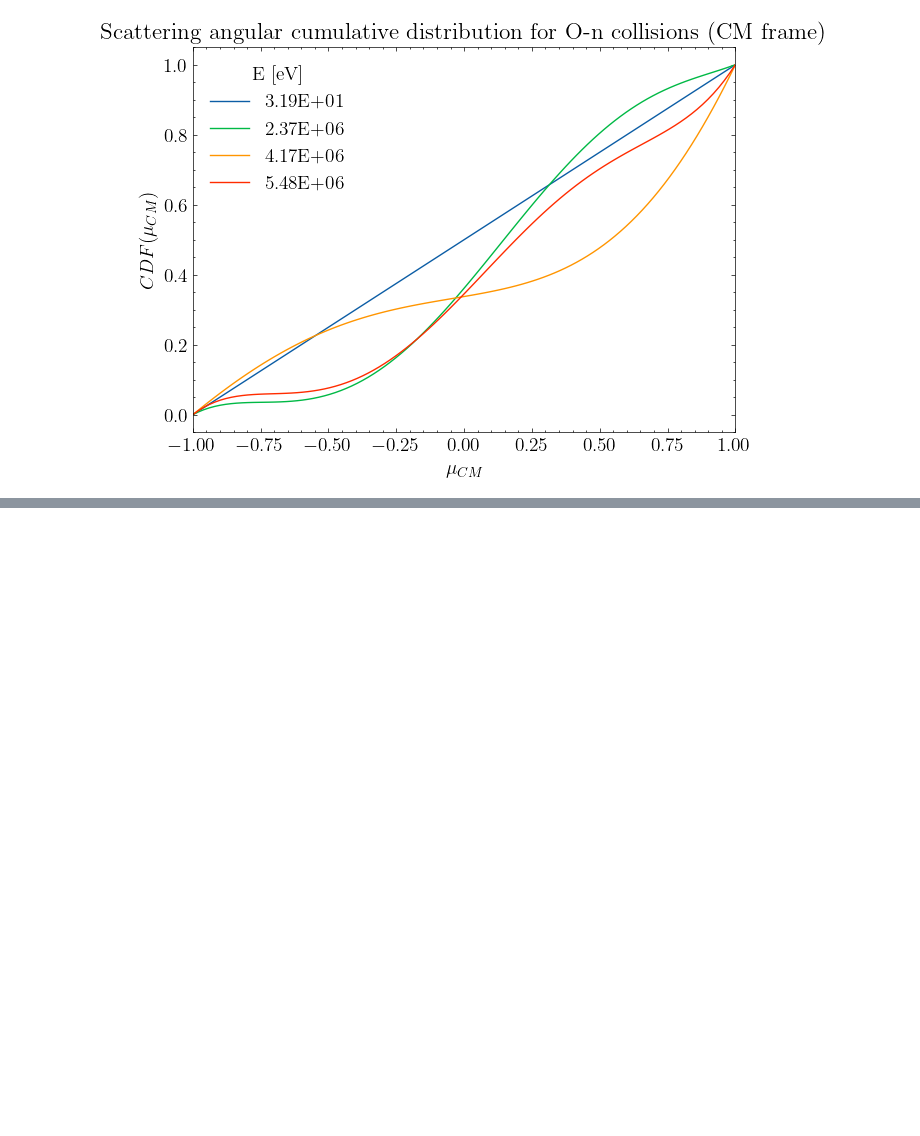
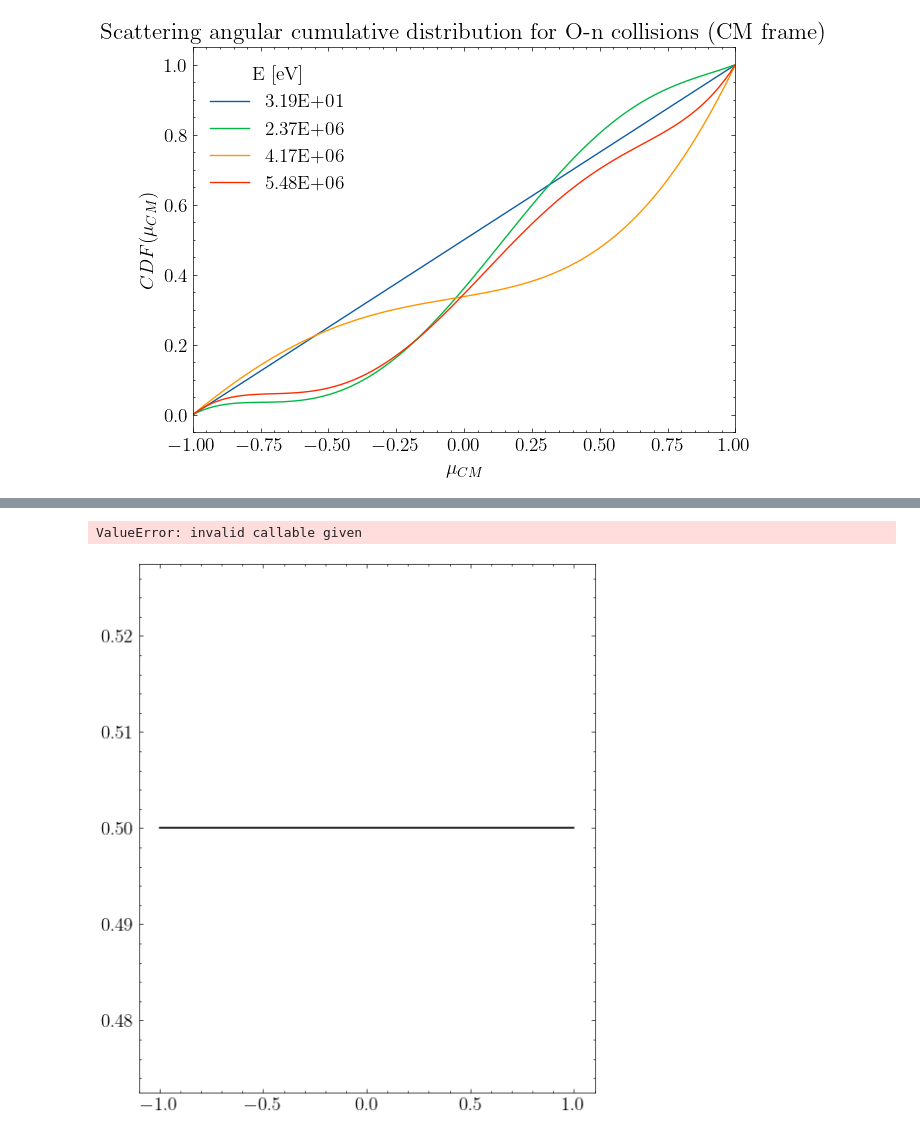
Before and after one commit to DerkNiessink/NeutroWater, a Jupyter notebook: analysis/angle.ipynb, the cells around one changed output, grey strips where cells are left out. Drawn from its saved outputs; the diff is of its cells as text; code cells hidden in the pictures; blank space fills up the shorter version.

```diff
--- a/analysis/angle.ipynb
+++ b/analysis/angle.ipynb
@@ -257,0 +142,11 @@ ValueError: could not convert string to float: '0,coeff1,co'
+# %%
+import scipy.integrate as integrate
+
+for i in range(1, O_data_angular.shape[0], 20):
+    coeffs = legendre_series(list(O_data_angular.iloc[i, 1:]))
+    poly = np.polynomial.legendre.Legendre(coeffs)
+    plt.plot(x, np.polynomial.legendre.legval(x, coeffs), color="k", linewidth = 1.2, label="$f(\mu, E)$")
+    print(integrate.quad(poly, -1, 1))
+# %% [output]
+ValueError: invalid callable given
+[figure, added]
```
Also changed, not shown: parts of 7 cells of this notebook, 4 other files.
